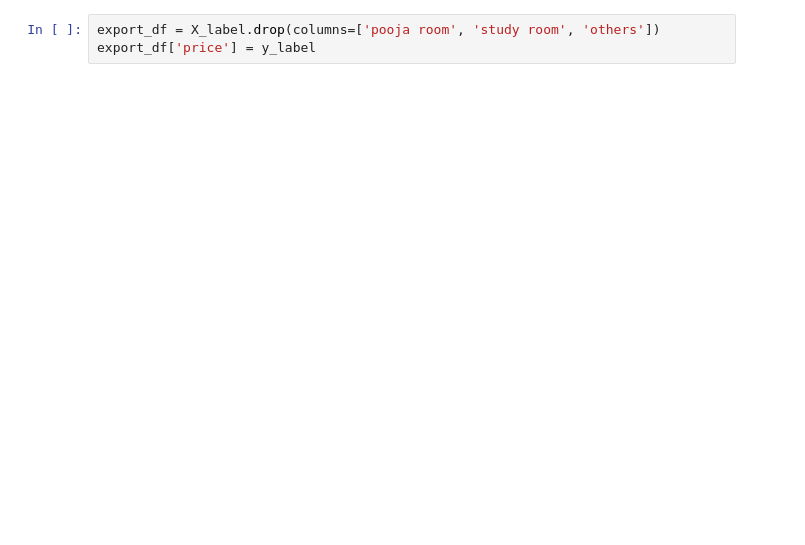
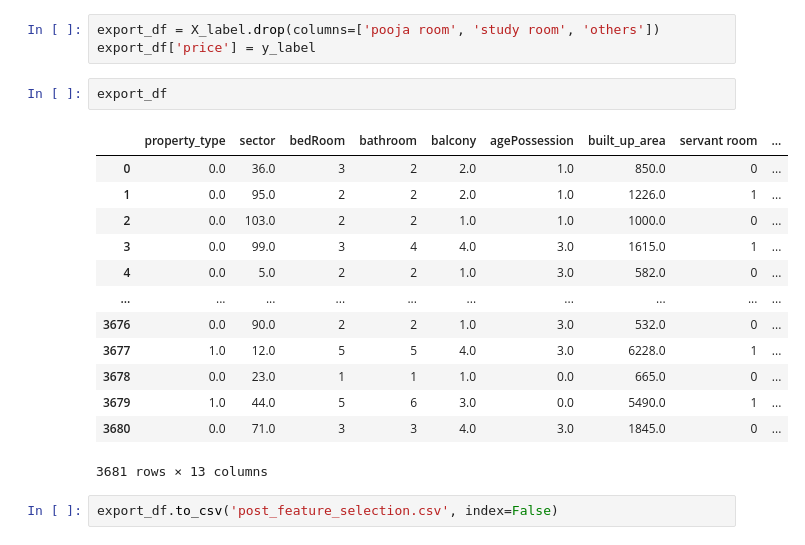
Before and after one commit to Amul-byte/realestate_analytics, a Jupyter notebook: feature_selection.ipynb, the cells around one changed output. Drawn from its saved outputs; the diff is of its cells as text; blank space fills up the shorter version.

Commit message:
Updated by export

```diff
--- a/feature_selection.ipynb
+++ b/feature_selection.ipynb
@@ -555,3 +564,21 @@ np.float64(0.8111799576145591)
 # %%
 export_df = X_label.drop(columns=['pooja room', 'study room', 'others'])
 export_df['price'] = y_label
+# %%
+export_df
+# %% [output]
+|  | property_type | sector | bedRoom | bathroom | balcony | agePossession | built_up_area | servant room | ... |
+| 0 | 0.0 | 36.0 | 3 | 2 | 2.0 | 1.0 | 850.0 | 0 | ... |
+| 1 | 0.0 | 95.0 | 2 | 2 | 2.0 | 1.0 | 1226.0 | 1 | ... |
+| 2 | 0.0 | 103.0 | 2 | 2 | 1.0 | 1.0 | 1000.0 | 0 | ... |
+| 3 | 0.0 | 99.0 | 3 | 4 | 4.0 | 3.0 | 1615.0 | 1 | ... |
+| 4 | 0.0 | 5.0 | 2 | 2 | 1.0 | 3.0 | 582.0 | 0 | ... |
+| ... | ... | ... | ... | ... | ... | ... | ... | ... | ... |
+| 3676 | 0.0 | 90.0 | 2 | 2 | 1.0 | 3.0 | 532.0 | 0 | ... |
+| 3677 | 1.0 | 12.0 | 5 | 5 | 4.0 | 3.0 | 6228.0 | 1 | ... |
+| 3678 | 0.0 | 23.0 | 1 | 1 | 1.0 | 0.0 | 665.0 | 0 | ... |
+| 3679 | 1.0 | 44.0 | 5 | 6 | 3.0 | 0.0 | 5490.0 | 1 | ... |
+| 3680 | 0.0 | 71.0 | 3 | 3 | 4.0 | 3.0 | 1845.0 | 0 | ... |
+3681 rows × 13 columns
+# %%
+export_df.to_csv('post_feature_selection.csv', index=False)
```
Also changed, not shown: parts of 6 cells of this notebook.
